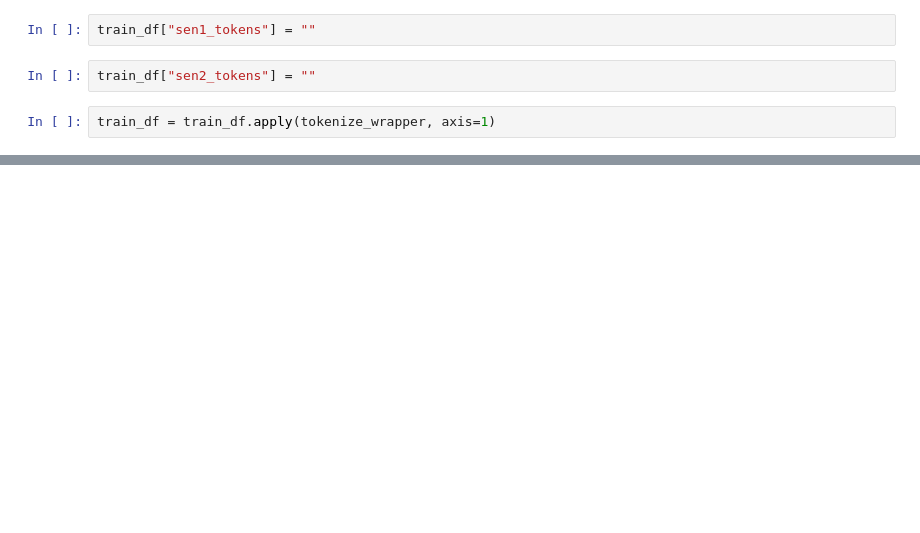
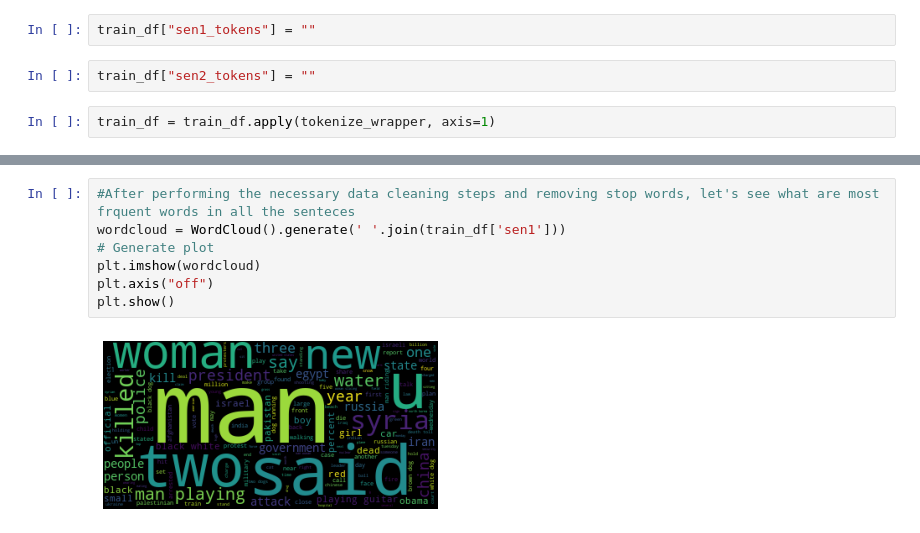
Before and after one commit to zoelie/STS-semantic-similarity, a Jupyter notebook: poojitha_preliminary_analysis.ipynb, the cells around one changed output, grey strips where cells are left out. Saved outputs shown, nothing was run; the diff lists cells and outputs as text; blank space fills up the shorter version.

```diff
--- a/poojitha_preliminary_analysis.ipynb
+++ b/poojitha_preliminary_analysis.ipynb
@@ -181,0 +306,9 @@ train_df = train_df.apply(tokenize_wrapper, axis=1)
+# %%
+#After performing the necessary data cleaning steps and removing stop words, let's see what are most frquent words in all the senteces
+wordcloud = WordCloud().generate(' '.join(train_df['sen1']))
+# Generate plot
+plt.imshow(wordcloud)
+plt.axis("off")
+plt.show()
+# %% [output]
+[figure, added]
```
Also changed, not shown: parts of 69 cells of this notebook.
